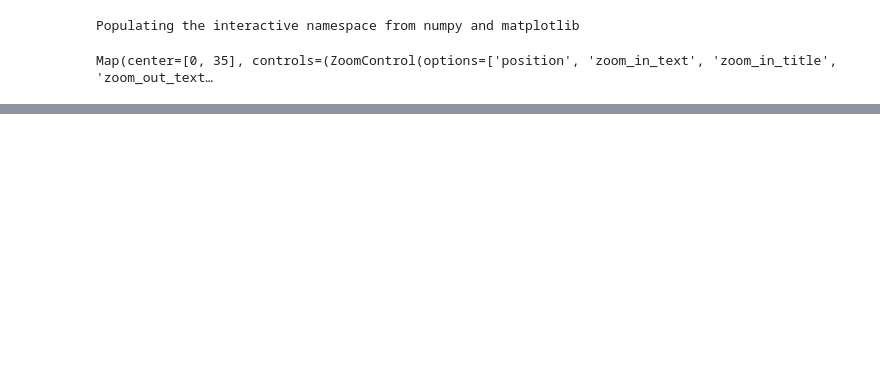
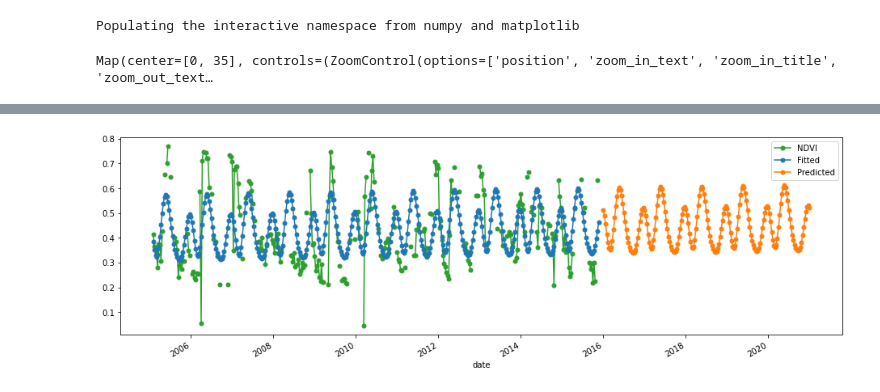
Before and after one commit to SERVIR/rendvi, a Jupyter notebook: notebooks/harmonics_forecast.ipynb, the cells around one changed output, grey strips where cells are left out. Cells and saved outputs as stored; diff of their text form; code cells hidden in the pictures; blank space fills up the shorter version.

```diff
--- a/notebooks/harmonics_forecast.ipynb
+++ b/notebooks/harmonics_forecast.ipynb
@@ -154,0 +154,17 @@ m.add_ee_layer(rgb,{},'Harmonics')
+# %%
+futureDekads = futureColl.getDekadImages(includeQa=False)
+# %%
+prediction = fm.predict(futureDekads)
+# %%
+pred = prediction.getTimeSeries(geo,250)
+# %%
+fig,ax = plt.subplots(figsize=(16,5))
+
+df.ndvi.plot(ax=ax,marker='o',color='C2',markersize=5,label='NDVI')
+fitted.predicted.plot(ax=ax,color='C0',marker='o',markersize=5,label='Fitted')
+pred.predicted.plot(ax=ax,color='C1',marker='o',markersize=5,label='Predicted')
+ax.legend()
+
+plt.show()
+# %% [output]
+[figure, added]
```
Also changed, not shown: parts of 15 cells of this notebook.
